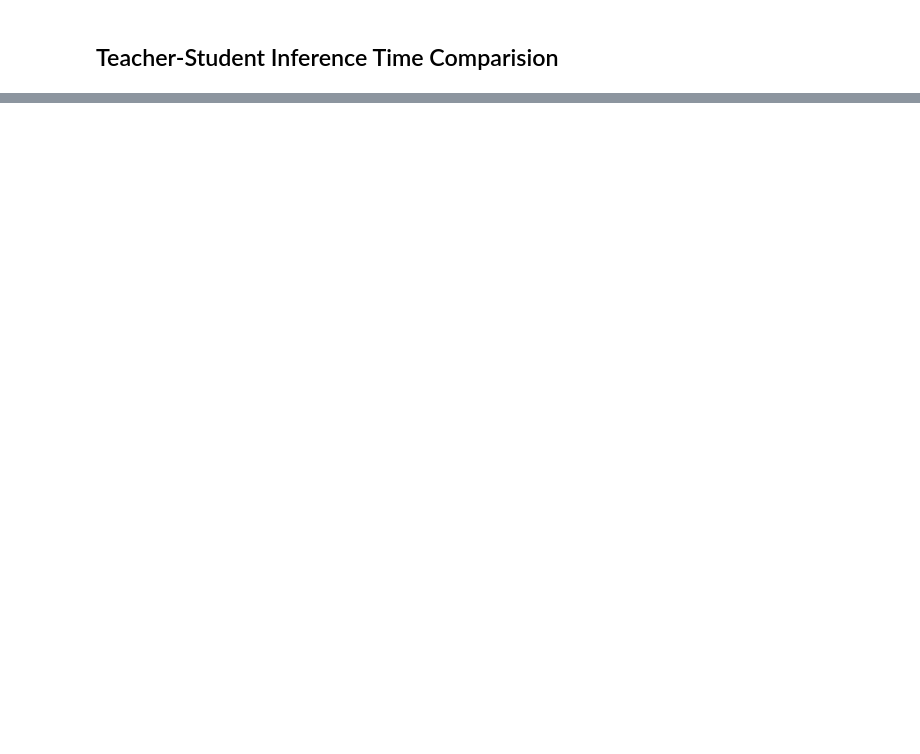
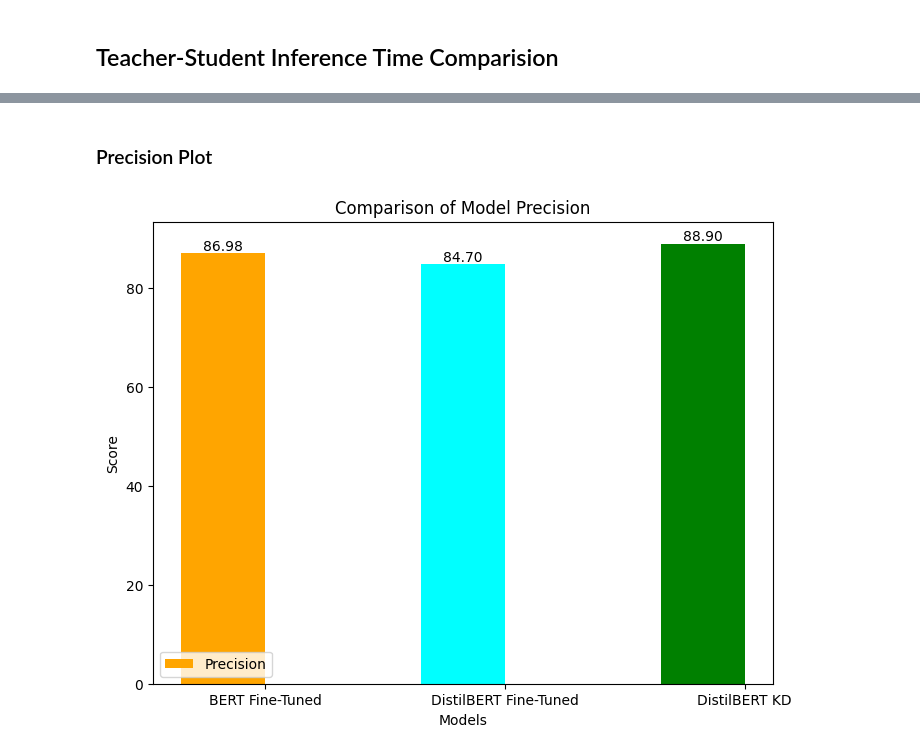
Before and after one commit to PathipatiYashwanthSai/Sentiment-Analysis-Using-Knowledge-Distillation, a Jupyter notebook: Sentiment_Analysis.ipynb, the cells around one changed output, grey strips where cells are left out. Drawn from its saved outputs; the diff is of its cells as text; code cells hidden in the pictures; blank space fills up the shorter version.

```diff
--- a/Sentiment_Analysis.ipynb
+++ b/Sentiment_Analysis.ipynb
@@ -658,0 +780,3 @@ print(decrease_in_time*100)
+# %%
+def preprocess(batch):
+  return distilbert_tokenizer(batch["text"],padding="max_length", truncation=True, return_tensors="pt")
@@ -658,0 +805,5 @@ print(decrease_in_time*100)
+# %%
+distilbert_accuracy = accuracy*100
+distilbert_precision = precision*100
+distilbert_recall = recall*100
+distilbert_f1 = f1*100
@@ -658,0 +822,3 @@ print(decrease_in_time*100)
+# %%
+model_path = "/content/distilbert_kd_sentiment_analysis"
+model = AutoModelForSequenceClassification.from_pretrained(model_path)
@@ -658,0 +867,5 @@ print(decrease_in_time*100)
+# %%
+distilbert_kd_accuracy = accuracy*100
+distilbert_kd_precision = precision*100
+distilbert_kd_recall = recall*100
+distilbert_kd_f1 = f1*100
@@ -658,0 +916,32 @@ print(decrease_in_time*100)
+# %% [markdown]
+### Precision Plot
+# %%
+import numpy as np
+import matplotlib.pyplot as plt
+
+models = ["BERT Fine-Tuned", "DistilBERT Fine-Tuned", "DistilBERT KD"]
+precision = [bert_precision, distilbert_precision, distilbert_kd_precision]
+colors = ['orange', 'cyan', 'green']
+
+x = np.arange(len(models))
+width = 0.35
+
+fig, ax = plt.subplots(figsize=(8, 6))
+
+bars = ax.bar(x - width/2, precision, width, label='Precision', color=colors)
+
+
+for bar in bars:
+    height = bar.get_height()
+    ax.text(bar.get_x() + bar.get_width()/2, height, f'{height:.2f}', ha='center', va='bottom')
+
+ax.set_xlabel("Models")
+ax.set_ylabel("Score")
+ax.set_title("Comparison of Model Precision")
+ax.set_xticks(x)
+ax.set_xticklabels(models)
+ax.legend()
+
+plt.show()
+# %% [output]
+[figure, added]
```
Also changed, not shown: parts of 41 cells of this notebook, 5 other files.
